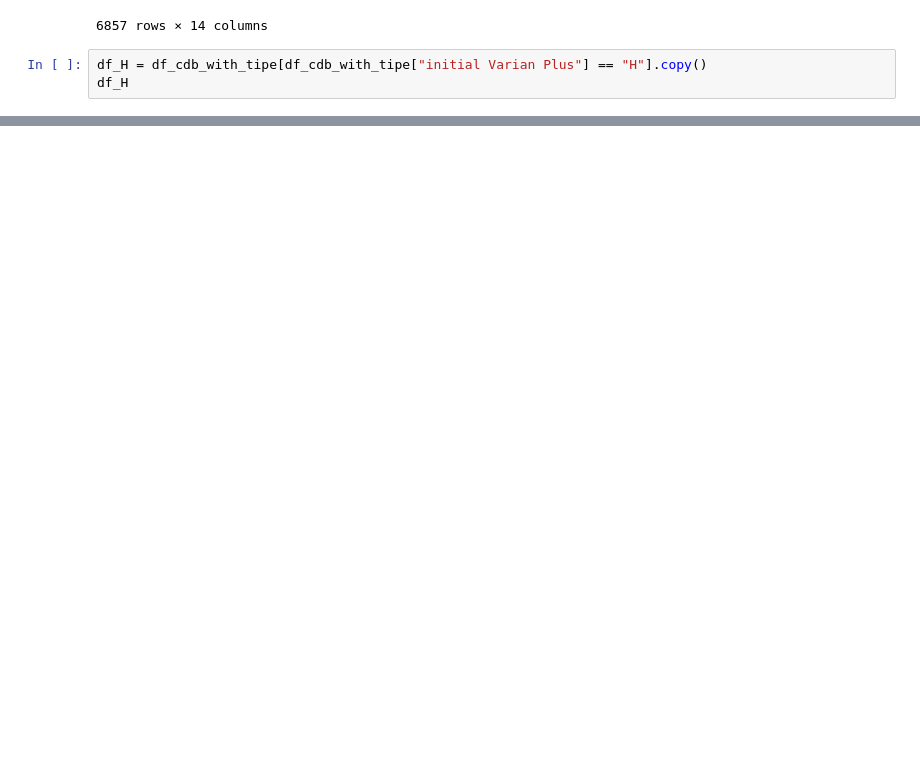
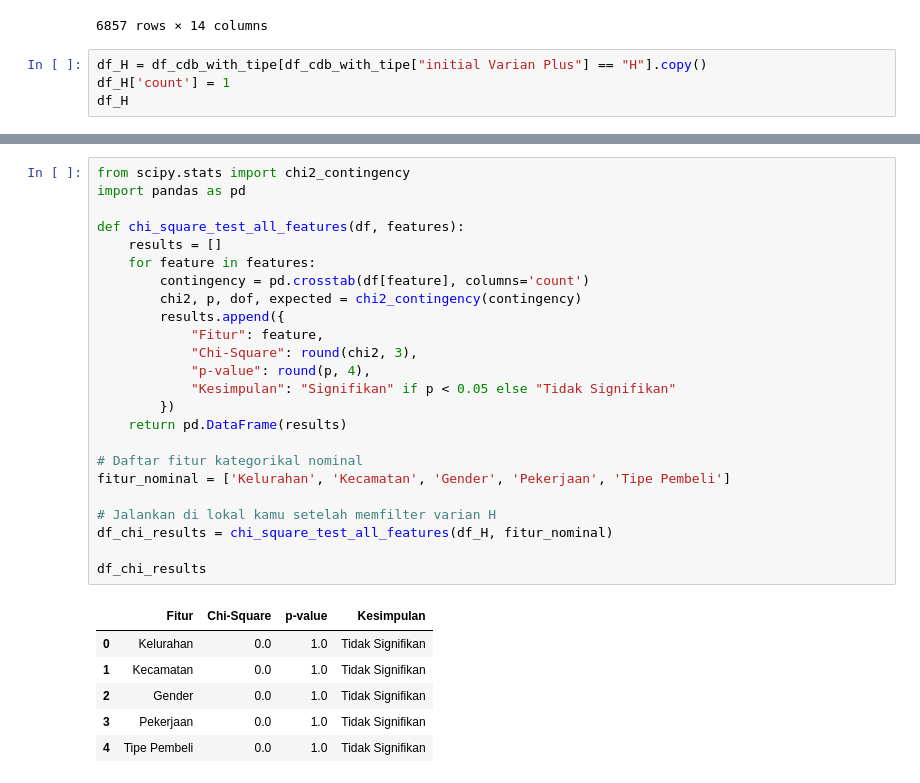
Before and after one commit to anajesset/tugas-akhirr, a Jupyter notebook: h_corr.ipynb, the cells around one changed output, grey strips where cells are left out. Cells and saved outputs as stored; diff of their text form; blank space fills up the shorter version.

```diff
--- a/h_corr.ipynb
+++ b/h_corr.ipynb
@@ -69,6 +73,7 @@ df_cdb_with_tipe
 6857 rows × 14 columns
 # %%
 df_H = df_cdb_with_tipe[df_cdb_with_tipe["initial Varian Plus"] == "H"].copy()
+df_H['count'] = 1
 df_H
 # %% [output]
 |  | Tgl. Mohon | Nama | Alamat | Kelurahan | Kecamatan | Gender | Tgl. Lahir | Pekerjaan | Pengeluaran | ... |
@@ -174,0 +231,31 @@ X_seq, y_seq = create_sequences(X_scaled, y_scaled, seq_length)
+# %%
+from scipy.stats import chi2_contingency
+import pandas as pd
+
+def chi_square_test_all_features(df, features):
+    results = []
+    for feature in features:
+        contingency = pd.crosstab(df[feature], columns='count')
+        chi2, p, dof, expected = chi2_contingency(contingency)
+        results.append({
+            "Fitur": feature,
+            "Chi-Square": round(chi2, 3),
+            "p-value": round(p, 4),
+            "Kesimpulan": "Signifikan" if p < 0.05 else "Tidak Signifikan"
+        })
+    return pd.DataFrame(results)
+
+# Daftar fitur kategorikal nominal
+fitur_nominal = ['Kelurahan', 'Kecamatan', 'Gender', 'Pekerjaan', 'Tipe Pembeli']
+
+# Jalankan di lokal kamu setelah memfilter varian H
+df_chi_results = chi_square_test_all_features(df_H, fitur_nominal)
+
+df_chi_results
+# %% [output]
+|  | Fitur | Chi-Square | p-value | Kesimpulan |
+| 0 | Kelurahan | 0.0 | 1.0 | Tidak Signifikan |
+| 1 | Kecamatan | 0.0 | 1.0 | Tidak Signifikan |
+| 2 | Gender | 0.0 | 1.0 | Tidak Signifikan |
+| 3 | Pekerjaan | 0.0 | 1.0 | Tidak Signifikan |
+| 4 | Tipe Pembeli | 0.0 | 1.0 | Tidak Signifikan |
```
Also changed, not shown: parts of 15 cells of this notebook.
